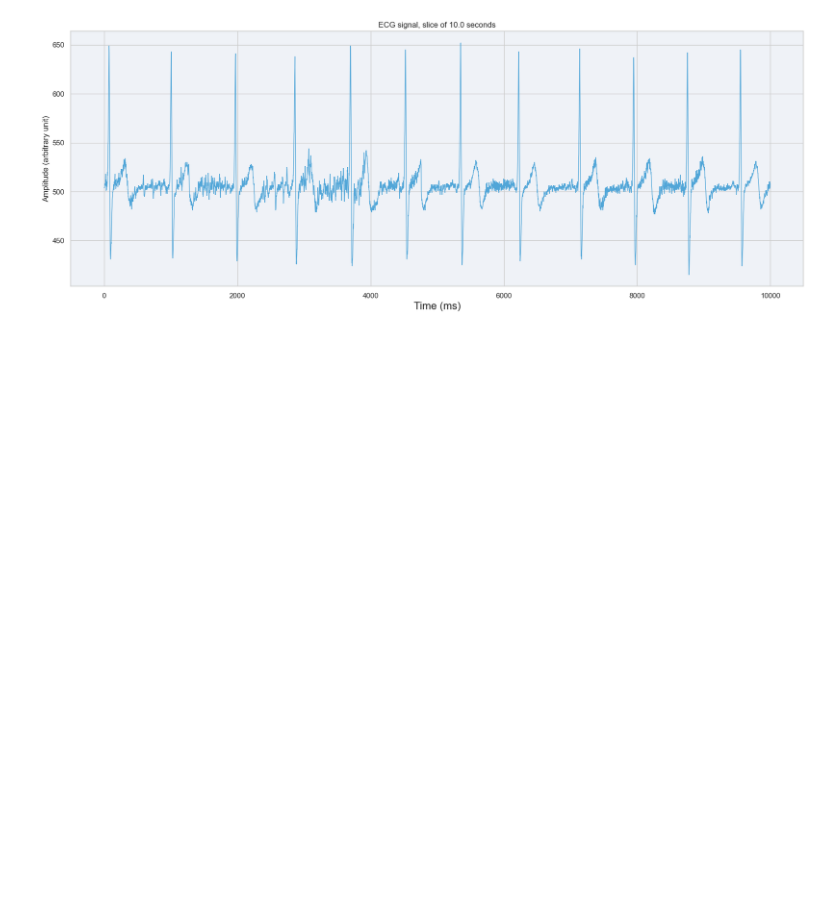
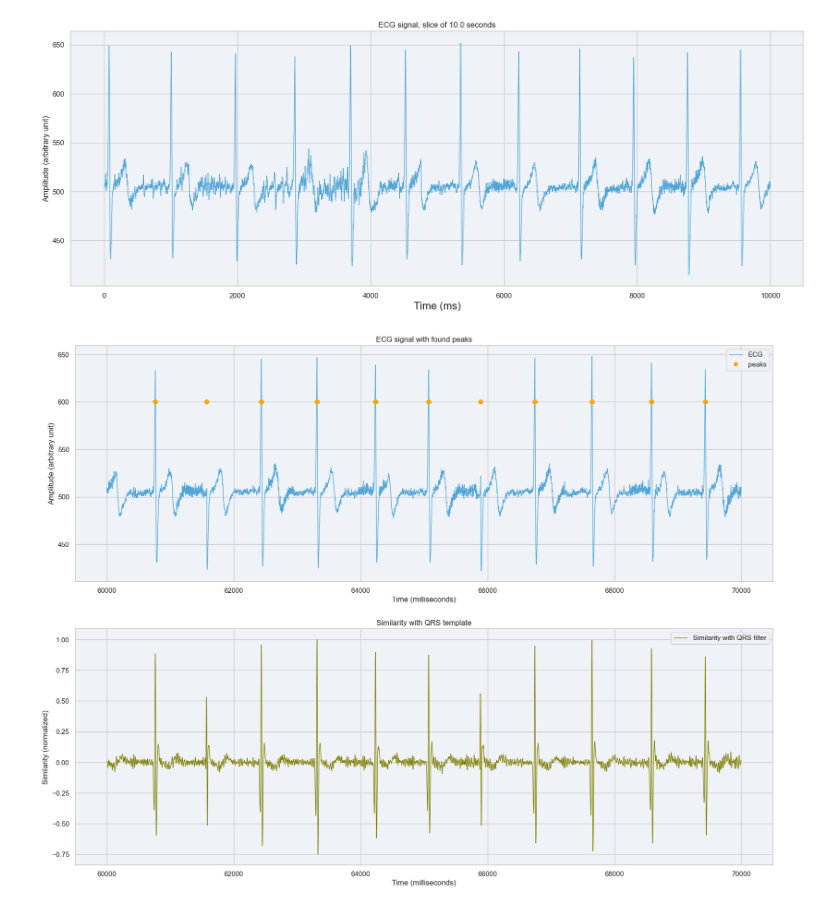
Before and after one commit to sher1ock-jp/EEG-basic, a Jupyter notebook: exploring-heart-rate-variability/exploring-heart-rate-variability.ipynb, the cells around one changed output. Drawn from its saved outputs; the diff is of its cells as text; code cells hidden in the pictures; blank space fills up the shorter version.

```diff
--- a/exploring-heart-rate-variability/exploring-heart-rate-variability.ipynb
+++ b/exploring-heart-rate-variability/exploring-heart-rate-variability.ipynb
@@ -55,7 +55,3 @@ plt.ylabel("Amplitude (arbitrary unit)")
 plt.show()
 # %% [output]
 [figure]
-# %%
-def detect_peaks(ecg_signal, threshold=0.3, qrs_filter=None):
-    if qrs_filter is None:
-        t = np.linspace(-1, 1, 5)
@@ -61,0 +77,47 @@ def detect_peaks(ecg_signal, threshold=0.3, qrs_filter=None):
+# %%
+def get_plot_ranges(start=10, end=20, n=5):
+    '''
+    Make an iterator that divides into n or n+1 ranges.
+    - if end-start is divisible by steps, return n ranges
+    - if end-start is not divisible by steps, return n+1 ranges, where the last range is smaller and ends at n
+
+    # Example:
+    >> list(get_plot_ranges())
+    >> [(0.0, 3.0), (3.0, 6.0), (6.0, 9.0)]
+
+    '''
+    distance = end - start
+    for i in np.arange(start, end, np.floor(distance/n)):
+        yield (int(i), int(np.minimum(end, np.floor(distance/n) + i)))
+# %%
+sampfrom = 60000
+sampto = 70000
+nr_plots = 1
+
+for start, stop in get_plot_ranges(sampfrom, sampto, nr_plots):
+    # get slice data of ECG data
+    cond_slice = (df.index >= start) & (df.index < stop)
+    ecg_slice = df.heartrate[cond_slice]
+
+    # detect peaks
+    peaks, similarity = detect_peaks(ecg_slice, threshold=0.3)
+
+    # plot similarity
+    plt.figure(figsize=(20, 15))
+
+    plt.subplot(211)
+    plt.title("ECG signal with found peaks")
+    plt.plot(ecg_slice.index, ecg_slice, label="ECG", color="#51A6D8", linewidth=1)
+    plt.plot(peaks, np.repeat(600, peaks.shape[0]), label="peaks", color="orange", marker="o", linestyle="None")
+    plt.legend(loc="upper right")
+    plt.xlabel("Time (milliseconds)")
+    plt.ylabel("Amplitude (arbitrary unit)")
+
+    plt.subplot(212)
+    plt.title('Similarity with QRS template')
+    plt.plot(ecg_slice.index, similarity, label="Similarity with QRS filter", color="olive", linewidth=1)
+    plt.legend(loc="upper right")
+    plt.xlabel("Time (milliseconds)")
+    plt.ylabel("Similarity (normalized)")
+# %% [output]
+[figure, added]
```
Also changed, not shown: parts of 1 cell of this notebook.
